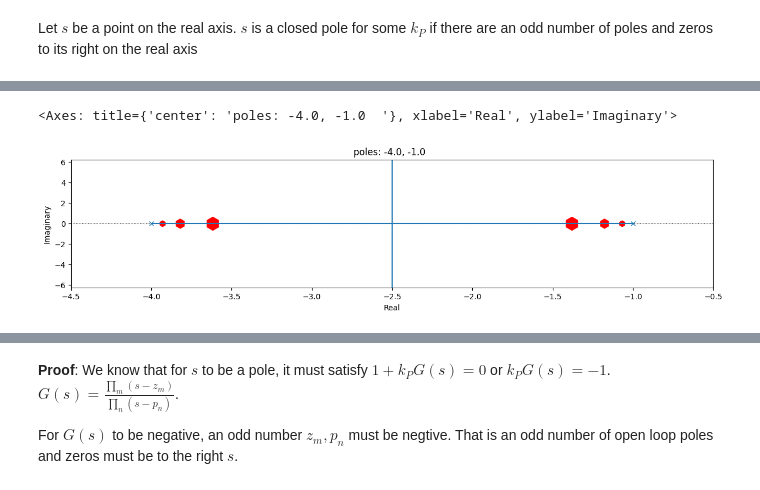
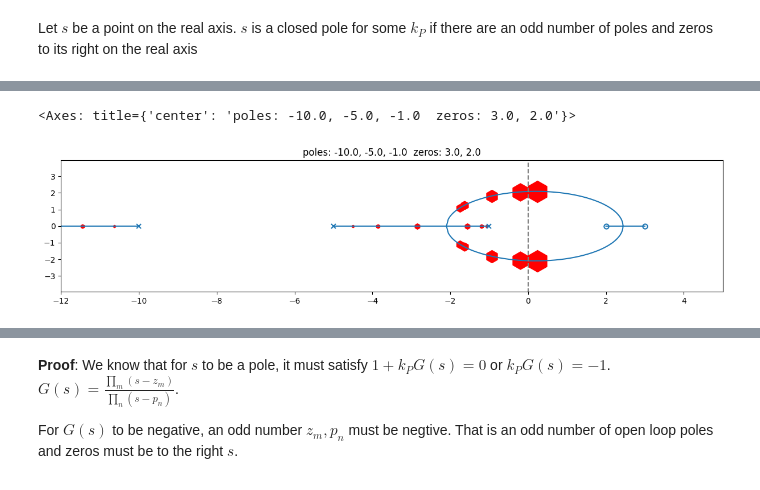
Before and after one commit to joseph-hellerstein/advanced-controls-lectures, a Jupyter notebook: short_class_lectures/Lecture_7_Root_Locus_Design/root_locus_analysis.ipynb, the cells around one changed output, grey strips where cells are left out. Cells and saved outputs as stored; diff of their text form; code cells hidden in the pictures.

```diff
--- a/short_class_lectures/Lecture_7_Root_Locus_Design/root_locus_analysis.ipynb
+++ b/short_class_lectures/Lecture_7_Root_Locus_Design/root_locus_analysis.ipynb
@@ -375,11 +415,13 @@ plotRootLocusWithGains(ol_tf, gains=[0.2, 0.5, 1], markersize_multiplier=300, fi
 # %%
-ol_tf = control.zpk([], [-4, -1], [1])
-plotRootLocusWithGains(ol_tf, gains=[0.2, 0.5, 1], markersize_multiplier=300,
+ol_tf = control.zpk([1], [-4, -1, 1], [1])
+ol_tf = control.zpk([2, 3], [-5, -10, -1], [1])
+plotRootLocusWithGains(ol_tf, gains=[0.2, 0.5, 1, 2, 2.3, 5, 10, 15], markersize_multiplier=50,
     figsize=(15, 3),
-    xlim=[-4.5, -0.5], is_annotate=False)
+    xlim=[-12, 5],
+    is_annotate=False)
 # %% [output]
-<Axes: title={'center': 'poles: -4.0, -1.0  '}, xlabel='Real', ylabel='Imaginary'>
+<Axes: title={'center': 'poles: -10.0, -5.0, -1.0  zeros: 3.0, 2.0'}>
-[figure, old version]
+[figure, new version]
 # %%
 ol_tf = control.zpk([-2], [-4, -1], [1])
 plotRootLocusWithGains(ol_tf, gains=[0.2, 0.5, 1],
```
Also changed, not shown: parts of 31 cells of this notebook.
